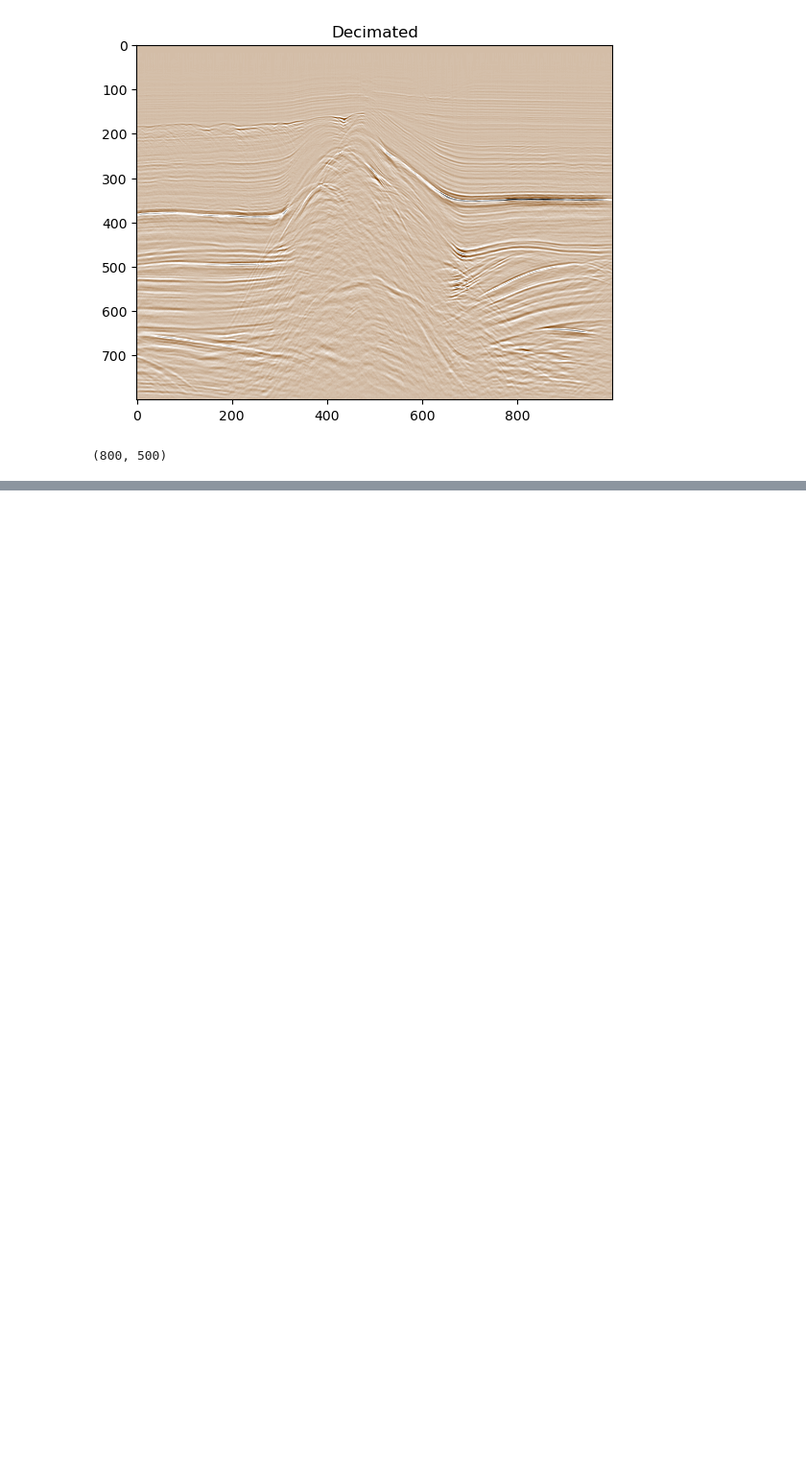
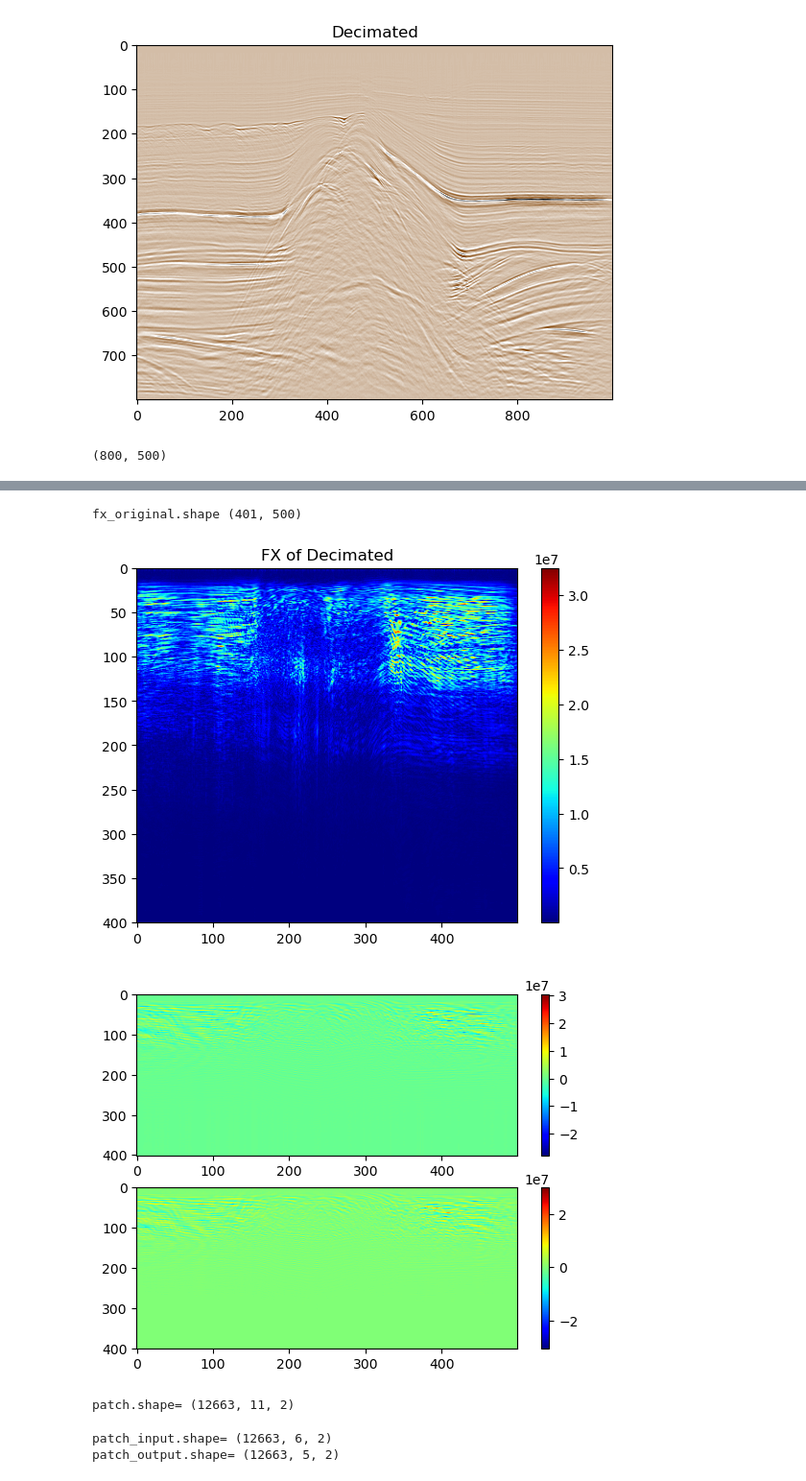
Before and after one commit to chenyk1990/mlnb, a Jupyter notebook: DL_inter_fx.ipynb, the cells around one changed output, grey strips where cells are left out. Shown at 96% size. Drawn from its saved outputs; the diff is of its cells as text; code cells hidden in the pictures; blank space fills up the shorter version.

```diff
--- a/DL_inter_fx.ipynb
+++ b/DL_inter_fx.ipynb
@@ -54,0 +86,28 @@ decimate.shape
+# %%
+fx_original=fx_original[0:int(nf/2)+1]
+print('fx_original.shape',fx_original.shape)
+
+plt.imshow(np.abs(fx_original),cmap='jet',aspect='auto');
+plt.title('FX of Decimated');plt.colorbar();
+plt.show()
+
+fx_original_real=np.real(fx_original);
+fx_original_imag=np.imag(fx_original);
+plt.subplot(2,1,1);
+plt.imshow(fx_original_real,cmap='jet',aspect='auto');plt.colorbar();
+plt.subplot(2,1,2);
+plt.imshow(fx_original_imag,cmap='jet',aspect='auto');plt.colorbar();
+plt.show()
+# %% [output]
+fx_original.shape (401, 500)
+[figure, added]
+[figure, added]
+# %%
+from pyseistr import patch2d
+patch_real=patch2d(fx_original_real[0:201,:],l1=1,l2=11,s1=1,s2=8)
+patch_imag=patch2d(fx_original_imag[0:201,:],l1=1,l2=11,s1=1,s2=8)
+patch=np.concatenate([patch_real,patch_imag],axis=1)
+patch=patch.reshape(patch.shape[0],11,2,order='F')
+print('patch.shape=',patch.shape)
+# %% [output]
+patch.shape= (12663, 11, 2)
@@ -54,0 +117,6 @@ decimate.shape
+# %%
+print('patch_input.shape=',patch_input.shape)
+print('patch_output.shape=',patch_output.shape)
+# %% [output]
+patch_input.shape= (12663, 6, 2)
+patch_output.shape= (12663, 5, 2)
```
Also changed, not shown: parts of 22 cells of this notebook.
